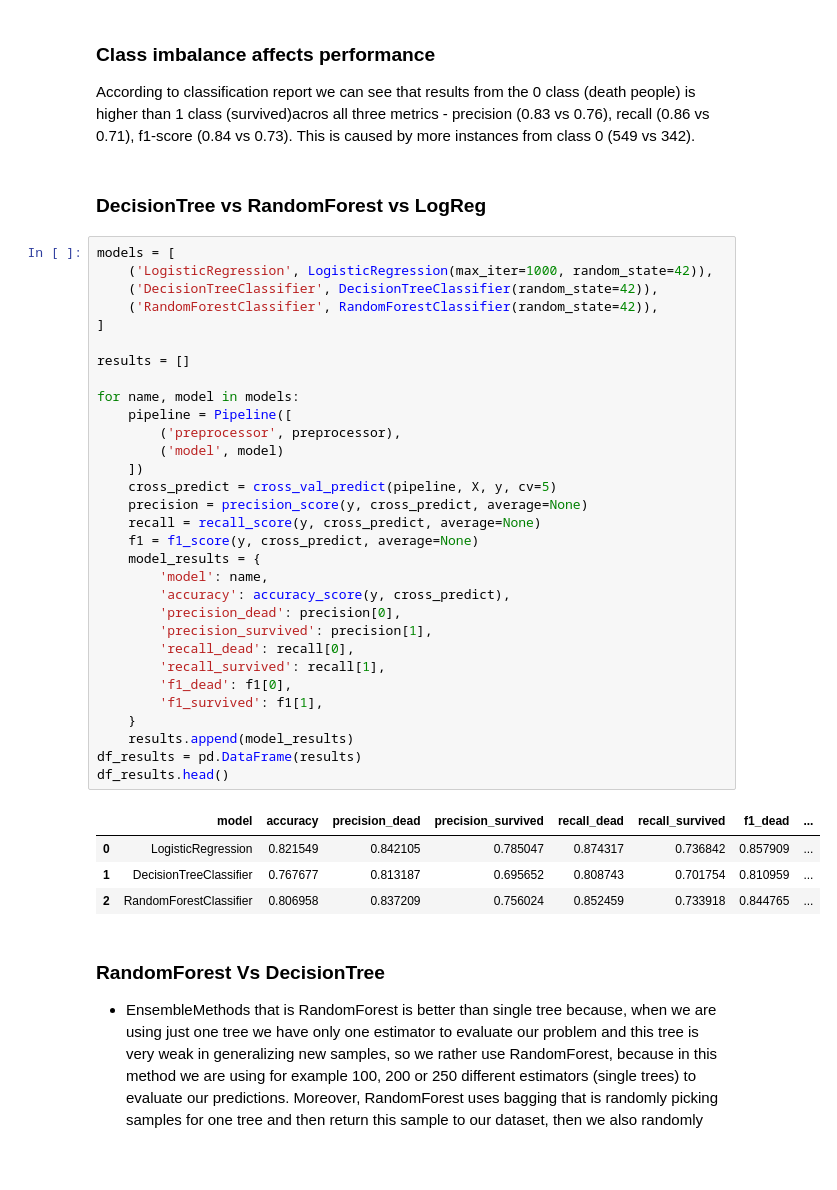
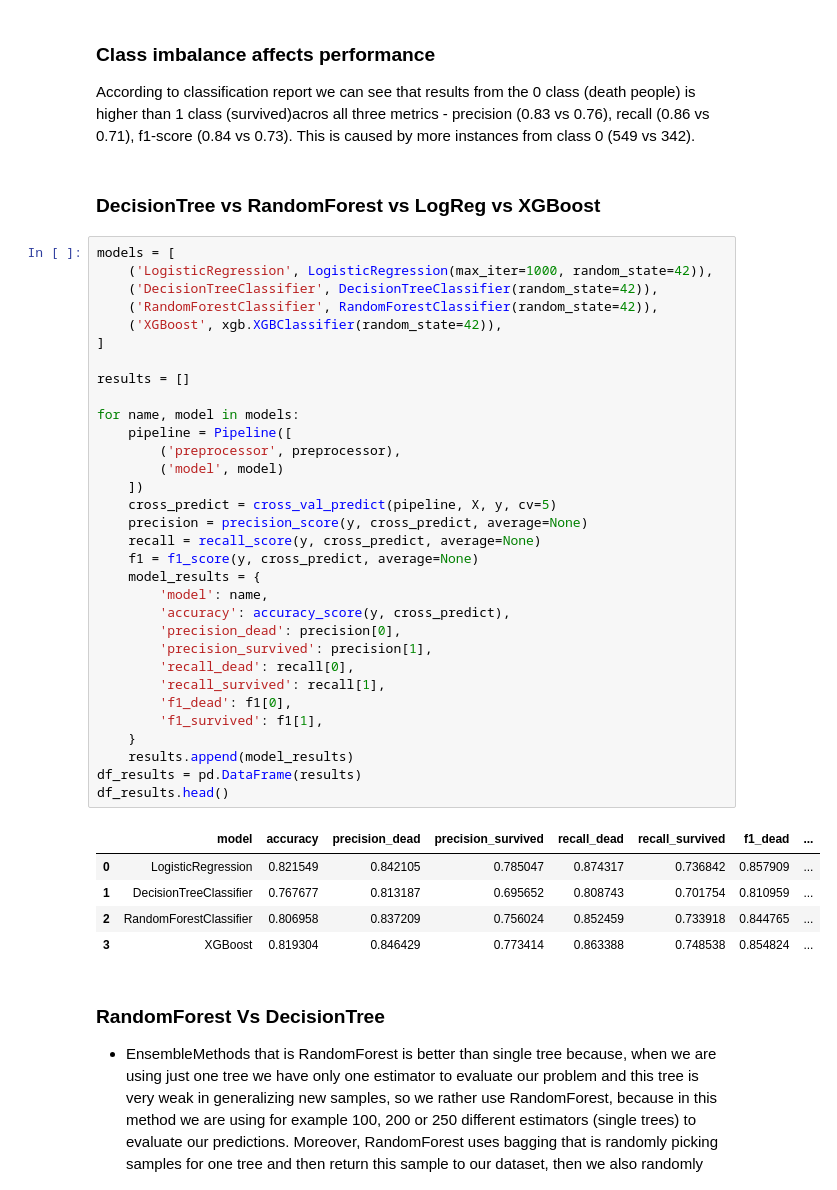
Before and after one commit to xJacoob/MachineLearning, a Jupyter notebook: Titanic/titanic_model.ipynb, the cells around one changed output. Saved outputs shown, nothing was run; the diff lists cells and outputs as text; blank space fills up the shorter version.

Commit message:
XGBoost

```diff
--- a/Titanic/titanic_model.ipynb
+++ b/Titanic/titanic_model.ipynb
@@ -121,43 +121,45 @@ weighted avg       0.82      0.82      0.82       891
 
  According to classification report we can see that results from the 0 class (death people) is higher than 1 class (survived)acros all three metrics - precision (0.83 vs 0.76), recall (0.86 vs 0.71), f1-score (0.84 vs 0.73). This is caused by more instances from class 0 (549 vs 342).
 # %% [markdown]
-### DecisionTree vs RandomForest vs LogReg
+### DecisionTree vs RandomForest vs LogReg vs XGBoost
 # %%
 models = [
     ('LogisticRegression', LogisticRegression(max_iter=1000, random_state=42)),
     ('DecisionTreeClassifier', DecisionTreeClassifier(random_state=42)),
     ('RandomForestClassifier', RandomForestClassifier(random_state=42)),
+    ('XGBoost', xgb.XGBClassifier(random_state=42)),
 ]
 
 results = []
 
 for name, model in models:
     pipeline = Pipeline([
         ('preprocessor', preprocessor),
         ('model', model)
     ])
     cross_predict = cross_val_predict(pipeline, X, y, cv=5)
     precision = precision_score(y, cross_predict, average=None)
     recall = recall_score(y, cross_predict, average=None)
     f1 = f1_score(y, cross_predict, average=None)
     model_results = {
         'model': name,
         'accuracy': accuracy_score(y, cross_predict),
         'precision_dead': precision[0],
         'precision_survived': precision[1],
         'recall_dead': recall[0],
         'recall_survived': recall[1],
         'f1_dead': f1[0],
         'f1_survived': f1[1],
     }
     results.append(model_results)
 df_results = pd.DataFrame(results)
 df_results.head()
 # %% [output]
 |  | model | accuracy | precision_dead | precision_survived | recall_dead | recall_survived | f1_dead | ... |
 | 0 | LogisticRegression | 0.821549 | 0.842105 | 0.785047 | 0.874317 | 0.736842 | 0.857909 | ... |
 | 1 | DecisionTreeClassifier | 0.767677 | 0.813187 | 0.695652 | 0.808743 | 0.701754 | 0.810959 | ... |
 | 2 | RandomForestClassifier | 0.806958 | 0.837209 | 0.756024 | 0.852459 | 0.733918 | 0.844765 | ... |
+| 3 | XGBoost | 0.819304 | 0.846429 | 0.773414 | 0.863388 | 0.748538 | 0.854824 | ... |
 # %% [markdown]
 ### RandomForest Vs DecisionTree
 
```
Also changed, not shown: parts of 11 cells of this notebook.
